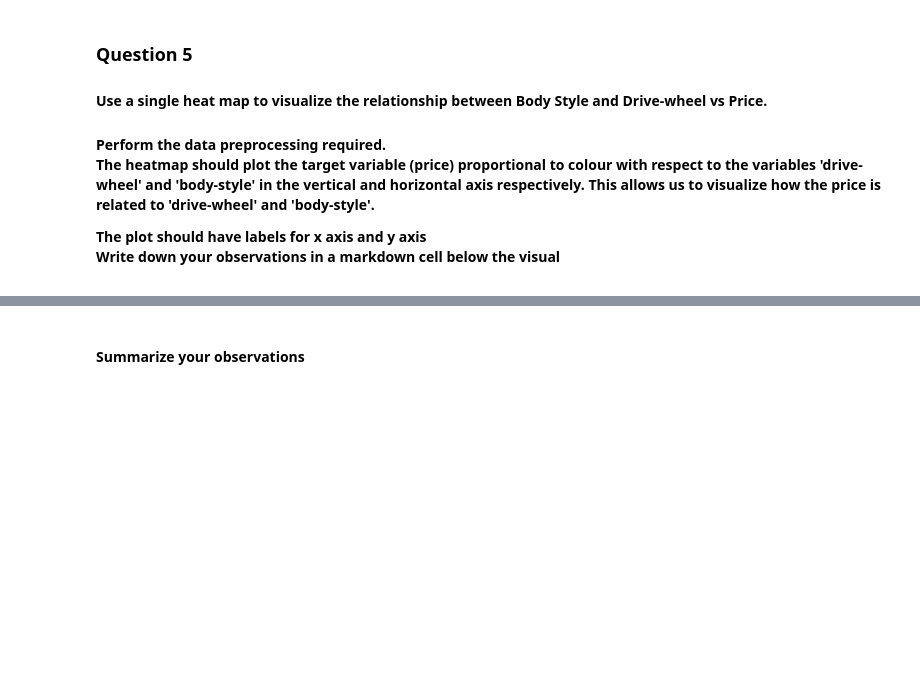
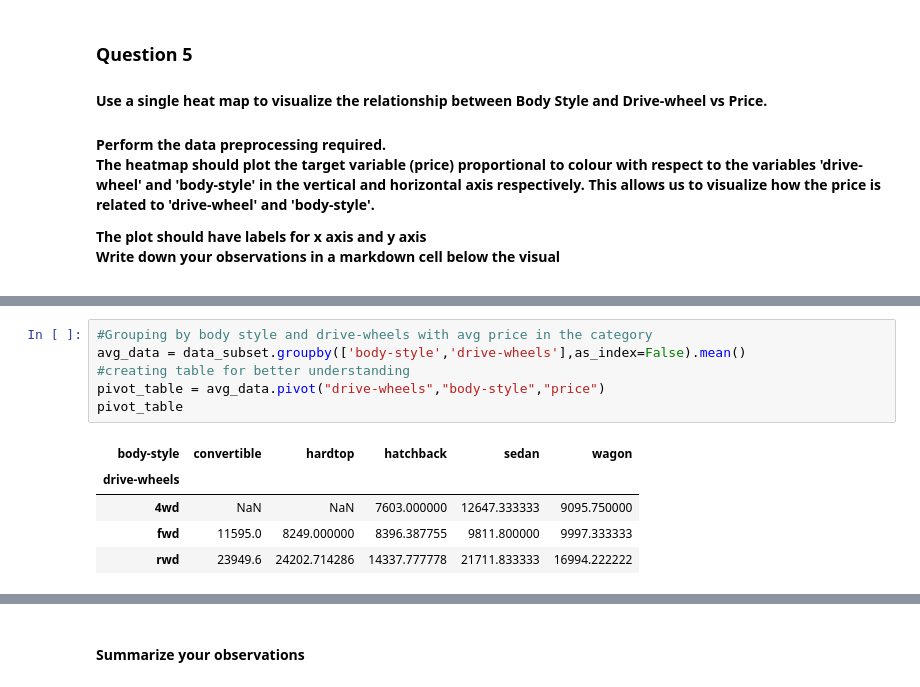
Before and after one commit to guptha23/machine_learning_assignment, a Jupyter notebook: dvi-a2-ps3-wb.ipynb, the cells around one changed output, grey strips where cells are left out. Saved outputs shown, nothing was run; the diff lists cells and outputs as text; blank space fills up the shorter version.

```diff
--- a/dvi-a2-ps3-wb.ipynb
+++ b/dvi-a2-ps3-wb.ipynb
@@ -397,0 +408,12 @@ Write down your observations in a markdown cell below the visual</h4>
+# %%
+#Grouping by body style and drive-wheels with avg price in the category
+avg_data = data_subset.groupby(['body-style','drive-wheels'],as_index=False).mean()
+#creating table for better understanding
+pivot_table = avg_data.pivot("drive-wheels","body-style","price")
+pivot_table
+# %% [output]
+| body-style | convertible | hardtop | hatchback | sedan | wagon |
+| drive-wheels |  |  |  |  |  |
+| 4wd | NaN | NaN | 7603.000000 | 12647.333333 | 9095.750000 |
+| fwd | 11595.0 | 8249.000000 | 8396.387755 | 9811.800000 | 9997.333333 |
+| rwd | 23949.6 | 24202.714286 | 14337.777778 | 21711.833333 | 16994.222222 |
```
Also changed, not shown: parts of 7 cells of this notebook.
